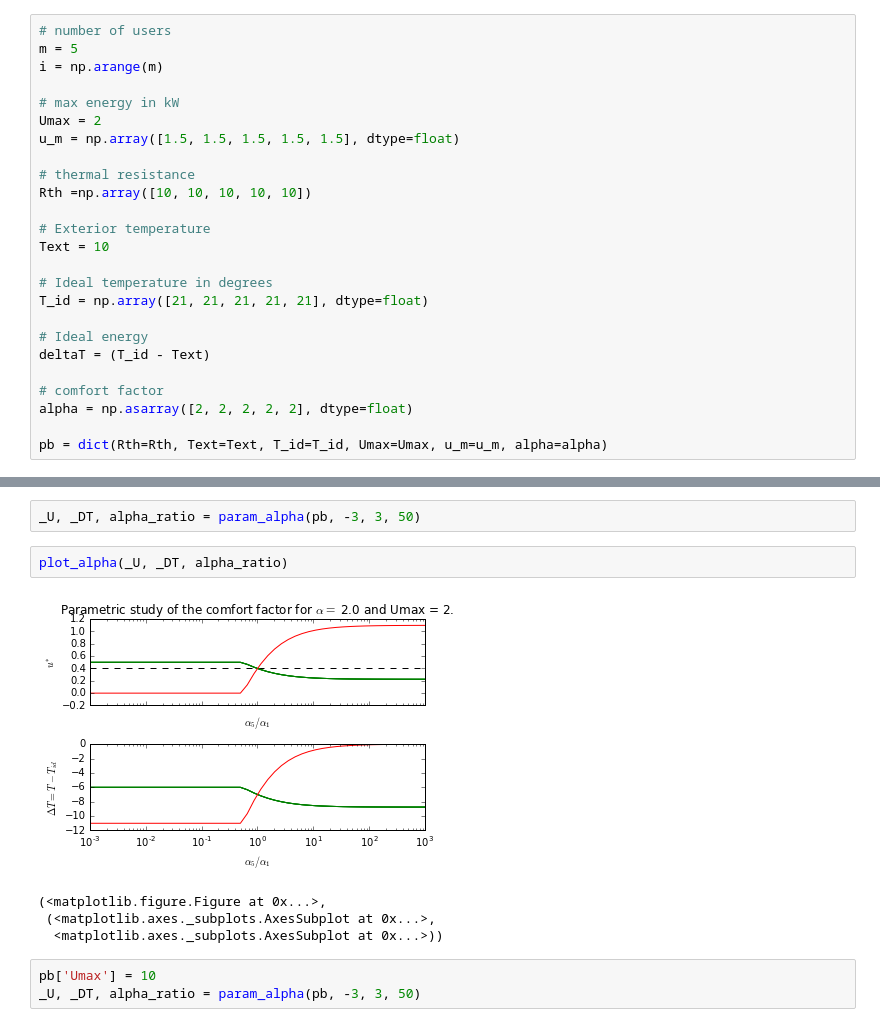
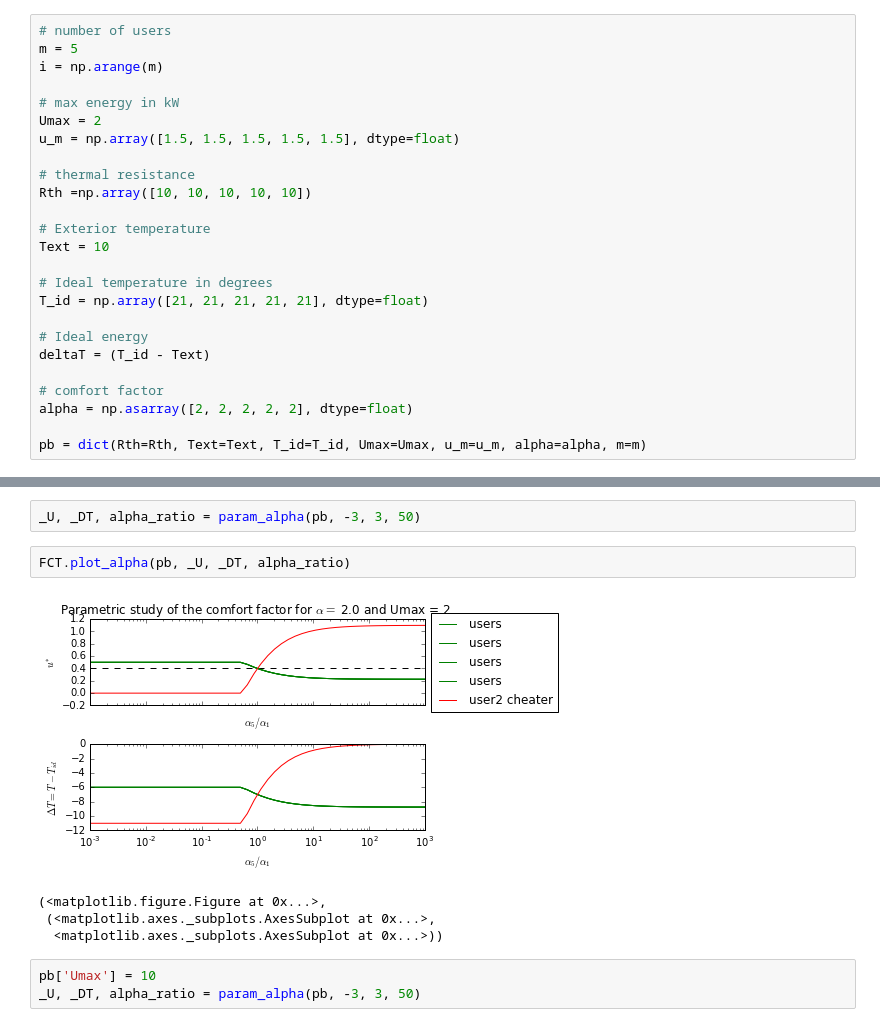
Before and after one commit to pierre-haessig/DMPC-security, a Jupyter notebook: Static_cheating_DMPC.ipynb, the cells around one changed output, grey strips where cells are left out. Cells and saved outputs as stored; diff of their text form.

```diff
--- a/Static_cheating_DMPC.ipynb
+++ b/Static_cheating_DMPC.ipynb
@@ -252,7 +199,7 @@ deltaT = (T_id - Text)
 # comfort factor
 alpha = np.asarray([2, 2, 2, 2, 2], dtype=float)
 
-pb = dict(Rth=Rth, Text=Text, T_id=T_id, Umax=Umax, u_m=u_m, alpha=alpha)
+pb = dict(Rth=Rth, Text=Text, T_id=T_id, Umax=Umax, u_m=u_m, alpha=alpha, m=m)
 # %% [markdown]
 ### Creation of the study functions
 # %%
@@ -316,9 +232,9 @@ def plot_alpha(_U, _DT, alpha_ratio):
 # %%
 _U, _DT, alpha_ratio = param_alpha(pb, -3, 3, 50)
 # %%
-plot_alpha(_U, _DT, alpha_ratio)
+FCT.plot_alpha(pb, _U, _DT, alpha_ratio)
 # %% [output]
-[figure, old version]
+[figure, new version]
 (<matplotlib.figure.Figure at 0x...>,
  (<matplotlib.axes._subplots.AxesSubplot at 0x...>,
   <matplotlib.axes._subplots.AxesSubplot at 0x...>))
```
Also changed, not shown: parts of 14 cells of this notebook, 9 other files.
